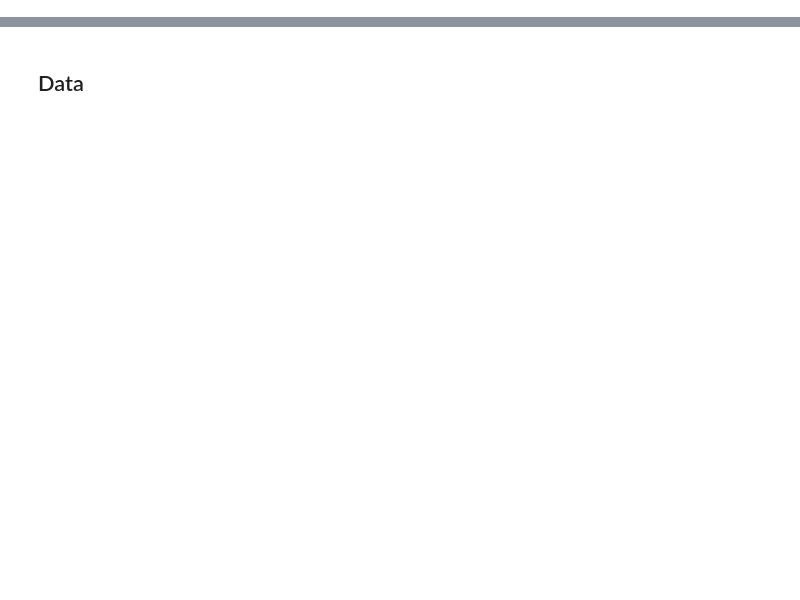
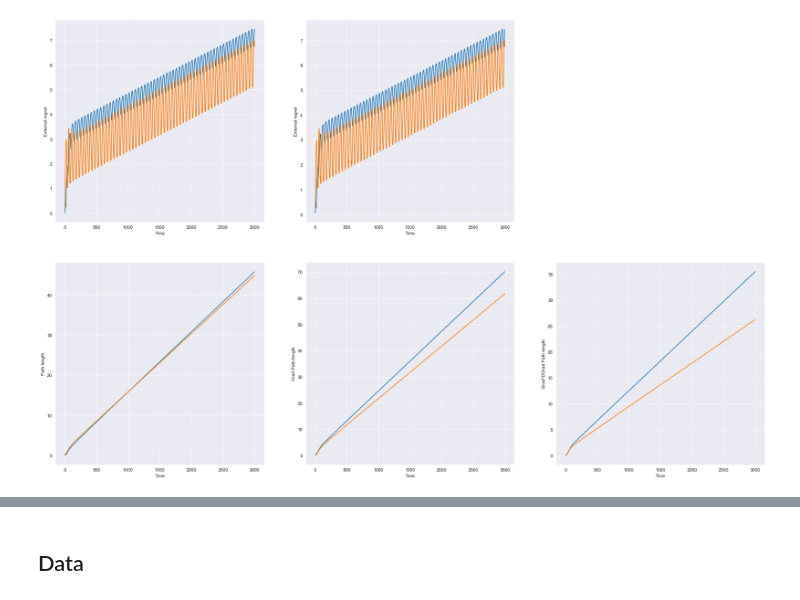
Before and after one commit to EtaoinWu/gamesim, a Jupyter notebook: experiment.ipynb, the cells around one changed output, grey strips where cells are left out. Cells and saved outputs as stored; diff of their text form; code cells hidden in the pictures; blank space fills up the shorter version.

```diff
--- a/experiment.ipynb
+++ b/experiment.ipynb
@@ -29,11 +63,0 @@ Wall time: 3.4 s
-# %%
-mode: Literal["swap"] | None
-mode = None
-
-# regrets = np.maximum(sim.regret_recorders[mode](), 0)
-regrets = sim.regret_recorders[mode]()
-plt.plot([(i + 1) for i in range(regrets.shape[1])], regrets.transpose())
-# plt.xscale("log")
-plt.xlabel("Time")
-plt.ylabel("Swap regret" if mode == "swap" else "External regret")
-None
@@ -65,0 +64,69 @@ array([[0.07545575, 0.14434487, 0.21004349, 0.2726284 , 0.33215984],
+# %%
+nonnegative = False
+fig, axs = plt.subplots(2, 3, figsize=(28, 18))
+(ax1s, (ax_pl, ax_gpl, ax_gdpl)) = axs
+for ax in axs.flat:
+    # ax.set_xscale('log')
+    # ax.set_yscale('log')
+    pass
+
+for i, mode in enumerate(["normed", None, "swap"]):
+    if mode in sim.regret_types:
+        regrets = sim.regret_recorders[mode]()
+        if i == 0:
+            regrets = sim.normed_regret_recorder()
+        if nonnegative:
+            regrets = np.maximum(sim.regret_recorders[mode](), 0)
+        ax1s[i].plot([(i + 1) for i in range(regrets.shape[1])], regrets.transpose())
+        # ax1s[i].plot([(i + 1) for i in range(regrets.shape[1])], [math.sqrt(i + 1) for i in range(regrets.shape[1])])
+        # plt.xscale("log")
+        ax1s[i].set_xlabel("Time")
+        ax1s[i].set_ylabel("Swap regret" if mode == "swap" else "External regret")
+    else:
+        ax1s[i].axis('off')
+
+def temp_func(sim: GameSim):
+    whole_steps = np.array([a.internal for a in sim.trajectory])
+    half_steps = np.array([a.state for a in sim.trajectory])
+    grads = np.array([a.grad for a in sim.trajectory])
+    gee = ((np.diff(grads, axis=0) ** 2).sum(axis=2) * eta * eta - ((whole_steps - half_steps)[1:,:,:] ** 2).sum(axis=2))
+    return gee
+
+# path_length = temp_func(sim).cumsum(axis=0) / (2 * eta)
+# ax2.plot([(i + 1) for i in range(path_length.shape[0])], path_length)
+# ax2.set_xlabel("Time")
+# ax2.set_ylabel("Temp")
+#
+# ax3 = ax1s[3]
+# def regret_bound(sim: GameSim):
+#     x_star = np.swapaxes(sim.regret_recorders[None].x_star(),0,1)
+#     x0 = sim.trajectory[0].state
+#     xt = np.array([x.state for x in sim.trajectory])
+#     return ((norm_sq(x0 - x_star, axis=-1) - norm_sq(xt - x_star, axis=-1))[1:] + temp_func(sim).cumsum(axis=0)) / (2 * eta)
+# reg_bound = regret_bound(sim)
+# ax3.plot([(i + 1) for i in range(path_length.shape[0])], reg_bound)
+# ax3.set_xlabel("Time")
+# ax3.set_ylabel("Regret Bound")
+
+path_length = sim.path_length(order=2,power=1)
+ax_pl.plot([(i + 1) for i in range(path_length.shape[0])], path_length)
+ax_pl.set_xlabel("Time")
+ax_pl.set_ylabel("Path length")
+
+path_length = sim.grad_path_length(order=2,power=1)
+ax_gpl.plot([(i + 1) for i in range(path_length.shape[0])], path_length)
+ax_gpl.set_xlabel("Time")
+ax_gpl.set_ylabel("Grad Path length")
+
+path_length = (lambda t: np.cumsum(np.linalg.norm(t[1:], axis=2) *
+                                   np.linalg.norm(np.diff(t, axis=0), axis=2),
+                                   axis=0)) \
+    (np.array([a.grad for a in sim.trajectory]))
+ax_gdpl.plot([(i + 1) for i in range(path_length.shape[0])], path_length)
+ax_gdpl.set_xlabel("Time")
+ax_gdpl.set_ylabel("Grad*DGrad Path length")
+
+
+None
+# %% [output]
+[figure, added]
```
Also changed, not shown: parts of 18 cells of this notebook, 3 other files.
